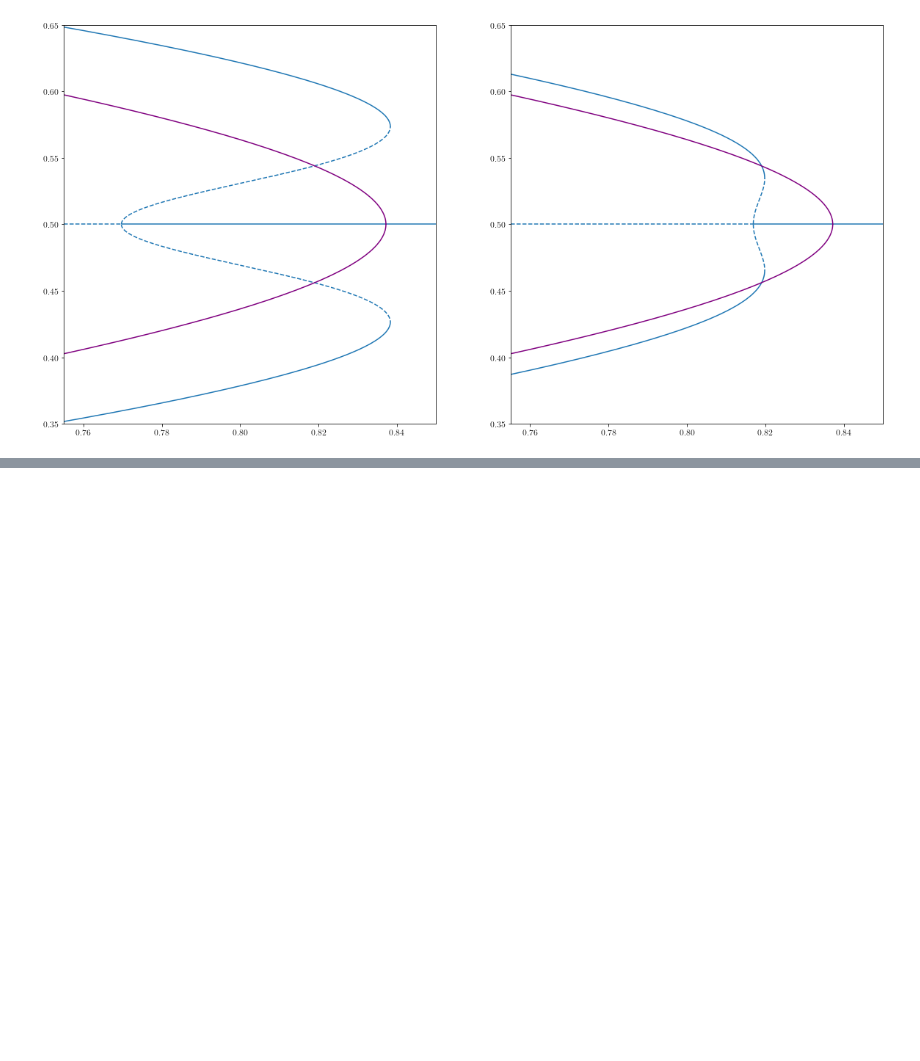
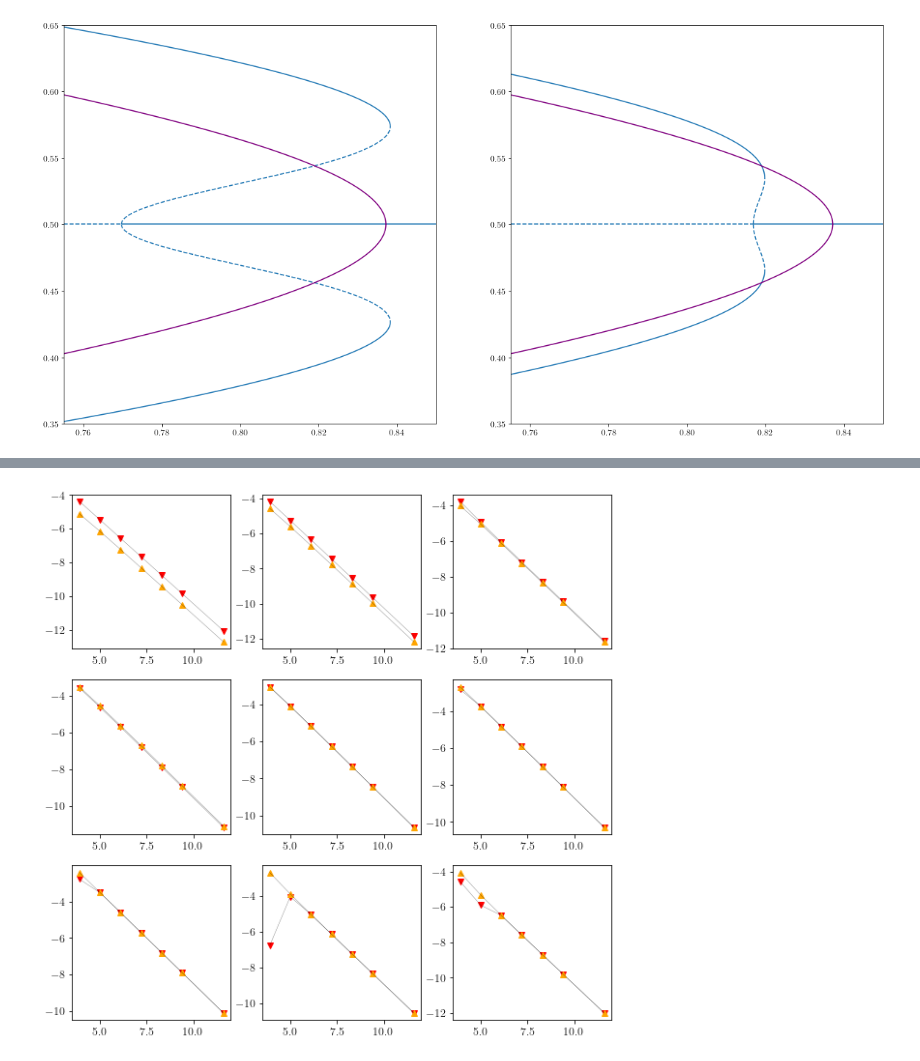
Before and after one commit to pucandrzej/DPOCN_project, a Jupyter notebook: reproduction_of_article_graphs.ipynb, the cells around one changed output, grey strips where cells are left out. Saved outputs shown, nothing was run; the diff lists cells and outputs as text; code cells hidden in the pictures; blank space fills up the shorter version.

Commit message:
Update reproduction_of_article_graphs.ipynb
fig 6 replicated successfully

```diff
--- a/reproduction_of_article_graphs.ipynb
+++ b/reproduction_of_article_graphs.ipynb
@@ -226,0 +266,17 @@ ax.set_ylim([0.35, 0.65])
+# %%
+Differences_upper_plot = Differences_upper.reshape((3, 3, 7))
+Differences_lower_plot = Differences_lower.reshape((3, 3, 7))
+
+fig, axs = plt.subplots(ncols = np.shape(Differences_upper_plot)[0], nrows = np.shape(Differences_upper_plot)[1], figsize = (Image_width, Image_width))
+# Q_a_plot = Q_a.reshape((3, 3))
+# Differences_plot = Differences.reshape((3,3,7))
+
+for i in range(3):
+    for j in range(3):
+        ax = axs[i, j]
+        ax.plot(np.log(K), np.log(Differences_upper_plot[i, j, :]), 'v', color = 'red')
+        ax.plot(np.log(K), np.log(Differences_upper_plot[i, j, :]), color = 'black', linewidth = 0.2)
+        ax.plot(np.log(K), np.log(Differences_lower_plot[i, j, :]), '^', color = 'orange')
+        ax.plot(np.log(K), np.log(Differences_lower_plot[i, j, :]), color = 'black', linewidth = 0.2)
+# %% [output]
+[figure, added]
```
Also changed, not shown: parts of 2 cells of this notebook.
